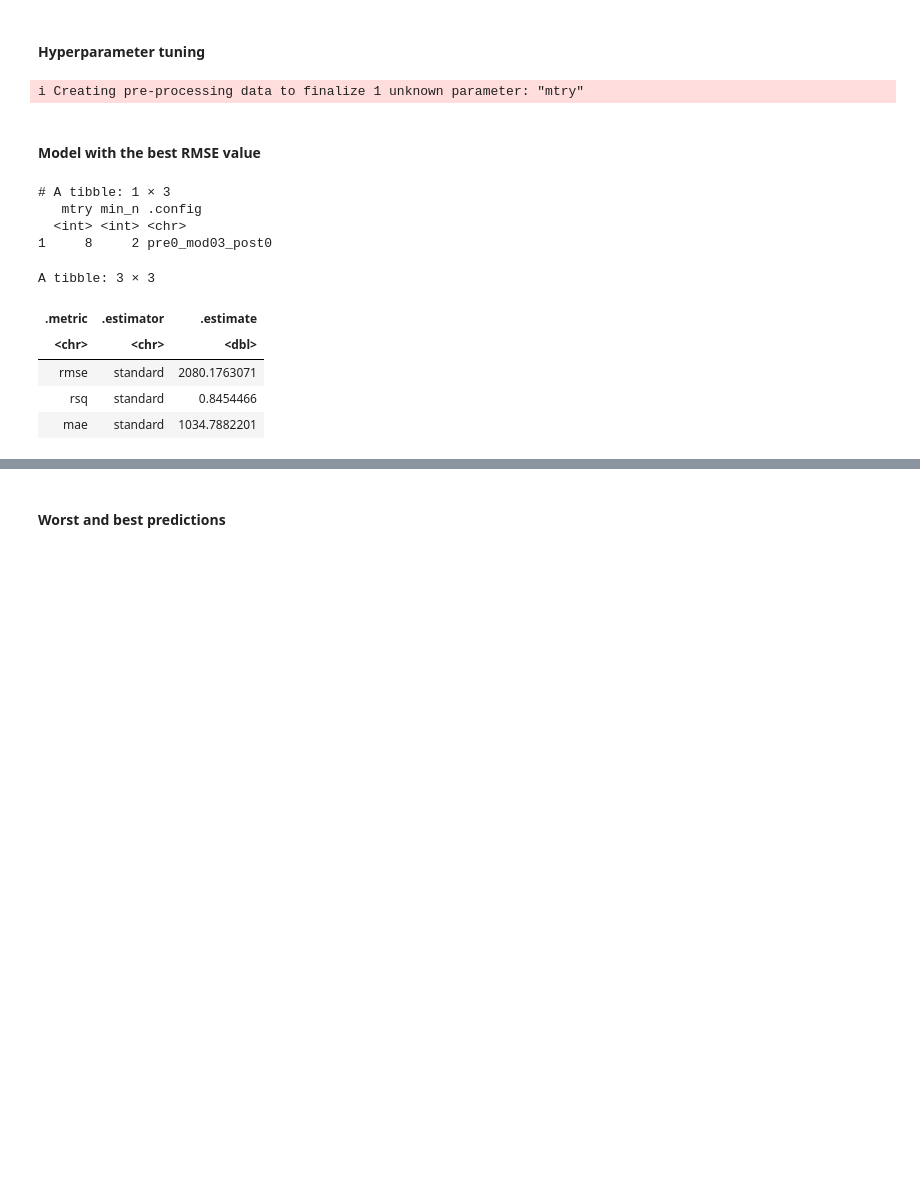
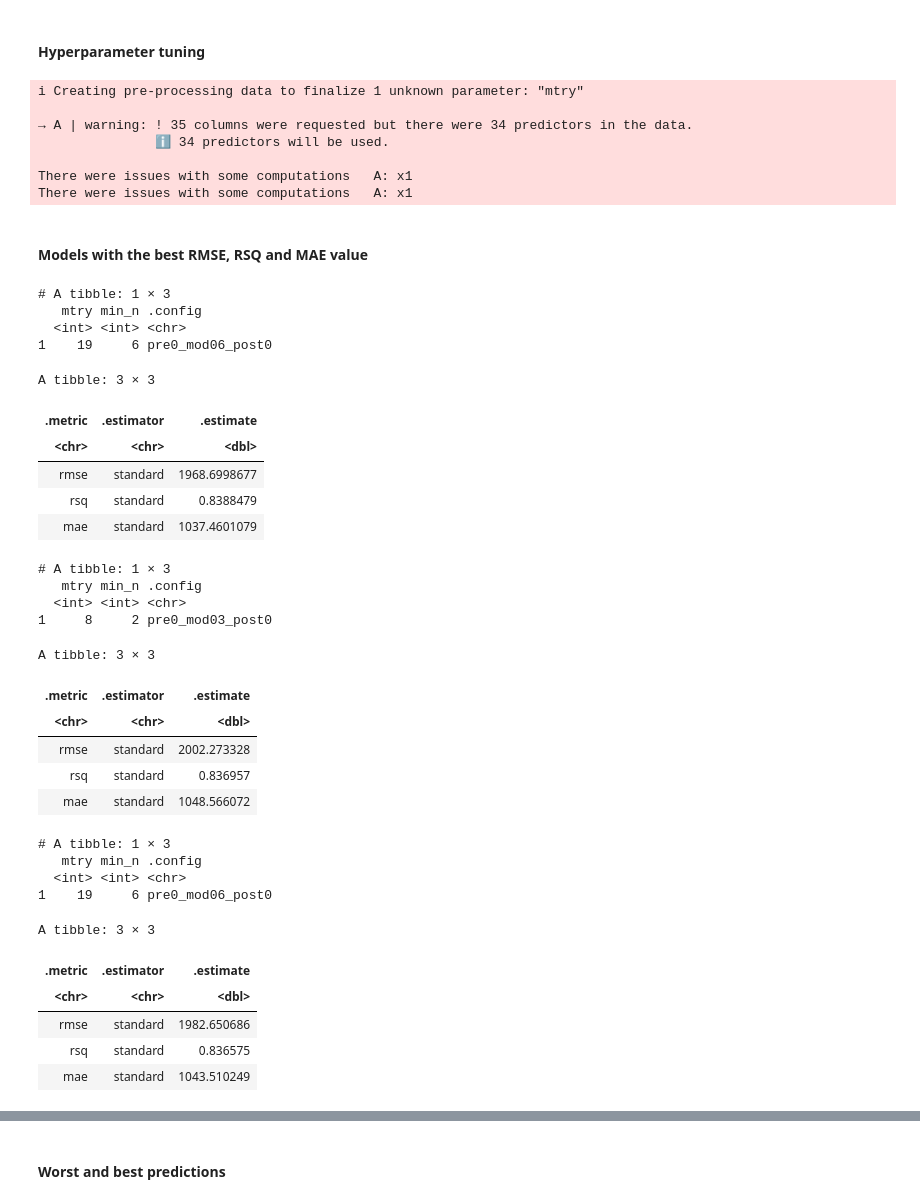
Before and after one commit to balintschmidt22/r_data_mining, a Jupyter notebook: car_sales.ipynb, the cells around one changed output, grey strips where cells are left out. Drawn from its saved outputs; the diff is of its cells as text; code cells hidden in the pictures; blank space fills up the shorter version.

```diff
--- a/car_sales.ipynb
+++ b/car_sales.ipynb
@@ -882,33 +925,80 @@ car_folds <- vfold_cv(train_data, v = 5, strata = price_eur)
 tune_res <- tune_grid(
   car_wf,
   resamples = car_folds,
-  grid = 10
+  grid = 10,
+  metrics = metric_set(rmse, rsq, mae),
 )
 # %% [output]
 i Creating pre-processing data to finalize 1 unknown parameter: "mtry"
+
+→ A | warning: ! 35 columns were requested but there were 34 predictors in the data.
+               ℹ 34 predictors will be used.
+
+There were issues with some computations   A: x1
+There were issues with some computations   A: x1
 # %% [markdown]
-#### Model with the best RMSE value
+#### Models with the best RMSE, RSQ and MAE value
 # %%
 best_params_rmse <- select_best(tune_res, metric = "rmse")
 final_wf_rmse <- finalize_workflow(car_wf, best_params_rmse)
 final_res_rmse <- last_fit(final_wf_rmse, car_split)
 
 final_predictions_rmse <- final_res_rmse %>%
 collect_predictions()
 
 print(best_params_rmse)
 metrics(final_predictions_rmse, truth = price_eur, estimate = .pred)
+
+best_params_rsq <- select_best(tune_res, metric = "rsq")
+final_wf_rsq <- finalize_workflow(car_wf, best_params_rsq)
+final_res_rsq <- last_fit(final_wf_rsq, car_split)
+
+final_predictions_rsq <- final_res_rsq %>%
+collect_predictions()
+
+print(best_params_rsq)
+metrics(final_predictions_rsq, truth = price_eur, estimate = .pred)
+
+best_params_mae <- select_best(tune_res, metric = "mae")
+final_wf_mae <- finalize_workflow(car_wf, best_params_mae)
+final_res_mae <- last_fit(final_wf_mae, car_split)
+
+final_predictions_mae <- final_res_mae %>%
+collect_predictions()
+
+print(best_params_mae)
+metrics(final_predictions_mae, truth = price_eur, estimate = .pred)
 # %% [output]
 # A tibble: 1 × 3
    mtry min_n .config
   <int> <int> <chr>
-1     8     2 pre0_mod03_post0
+1    19     6 pre0_mod06_post0
 A tibble: 3 × 3
 | .metric | .estimator | .estimate |
 | <chr> | <chr> | <dbl> |
-| rmse | standard | 2080.1763071 |
-| rsq | standard | 0.8454466 |
-| mae | standard | 1034.7882201 |
+| rmse | standard | 1968.6998677 |
+| rsq | standard | 0.8388479 |
+| mae | standard | 1037.4601079 |
+# A tibble: 1 × 3
+   mtry min_n .config
+  <int> <int> <chr>
+1     8     2 pre0_mod03_post0
+A tibble: 3 × 3
+| .metric | .estimator | .estimate |
+| <chr> | <chr> | <dbl> |
+| rmse | standard | 2002.273328 |
+| rsq | standard | 0.836957 |
+| mae | standard | 1048.566072 |
+# A tibble: 1 × 3
+   mtry min_n .config
+  <int> <int> <chr>
+1    19     6 pre0_mod06_post0
+A tibble: 3 × 3
+| .metric | .estimator | .estimate |
+| <chr> | <chr> | <dbl> |
+| rmse | standard | 1982.650686 |
+| rsq | standard | 0.836575 |
+| mae | standard | 1043.510249 |
 # %%
 options(repr.plot.width = 8, repr.plot.height = 7)
 
```
Also changed, not shown: parts of 46 cells of this notebook.
